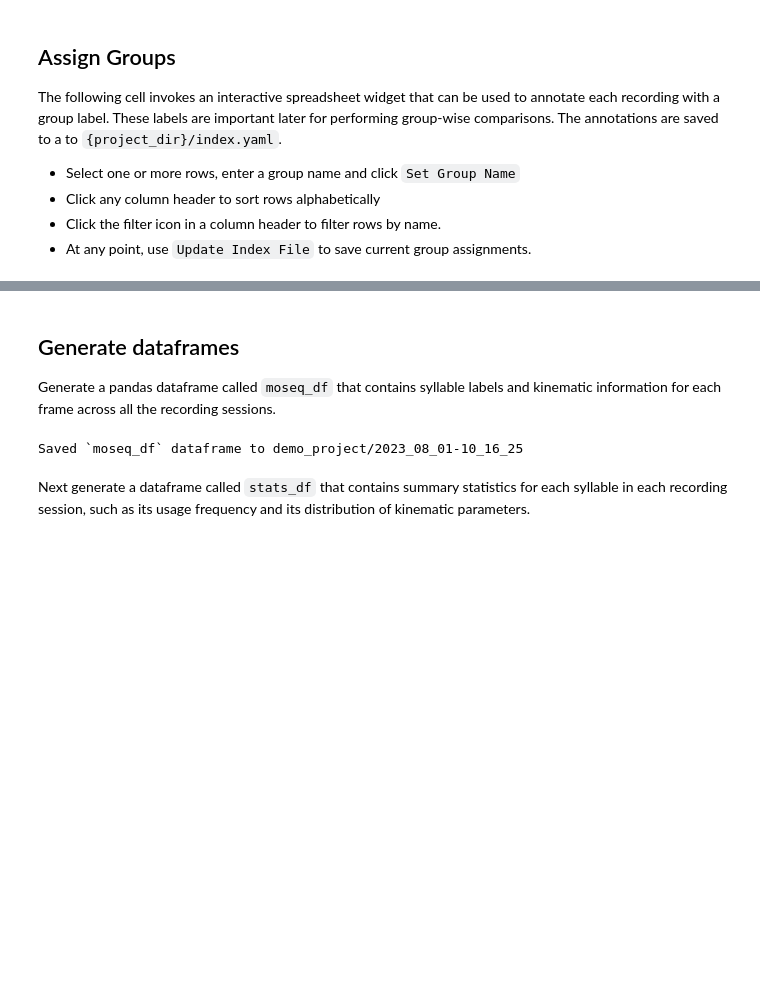
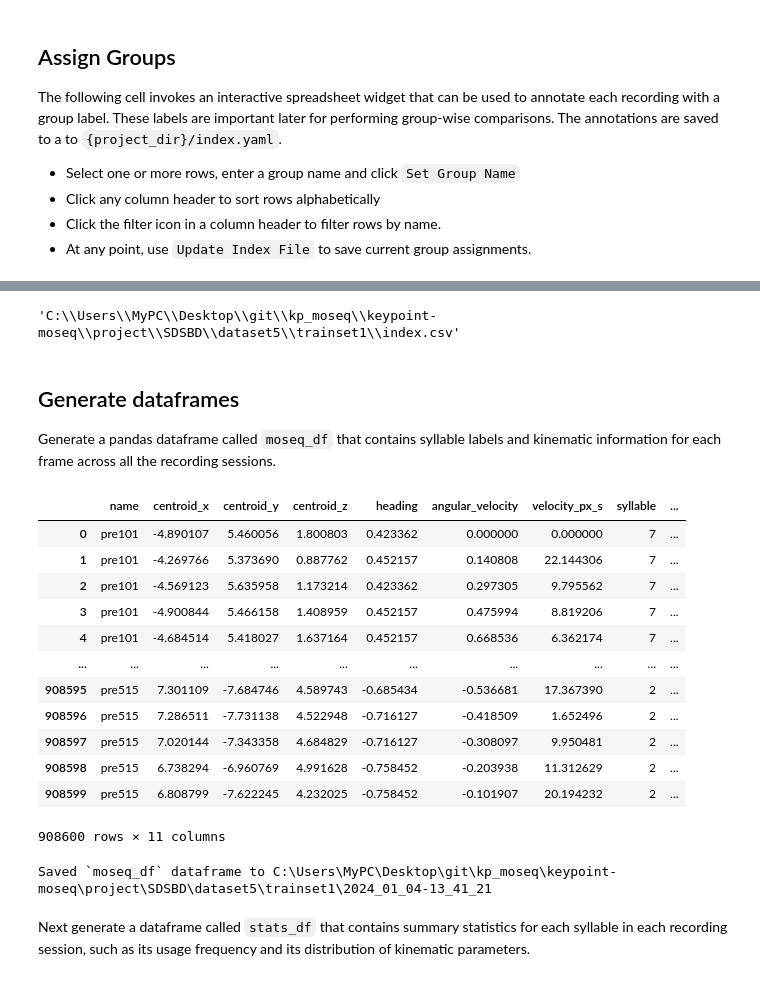
Before and after one commit to Junes94/keypoint-moseq, a Jupyter notebook: docs/source/analysis_SDSBD.ipynb, the cells around one changed output, grey strips where cells are left out. Saved outputs shown, nothing was run; the diff lists cells and outputs as text; code cells hidden in the pictures; blank space fills up the shorter version.

```diff
--- a/docs/source/analysis_SDSBD.ipynb
+++ b/docs/source/analysis_SDSBD.ipynb
@@ -46,17 +42,52 @@ QgridWidget(grid_options={'fullWidthRows': True, 'syncColumnCellResize': True, '
+# %%
+import yaml
+import pandas as pd
+
+# YAML 파일 경로 정의
+yaml_file_path = r'C:\Users\MyPC\Desktop\git\kp_moseq\keypoint-moseq\project\SDSBD\dataset5\trainset1\index.yaml'
+
+# YAML 파일 열기 및 로드
+with open(yaml_file_path, 'r') as file:
+    data_loaded = yaml.safe_load(file)
+
+# 파일 리스트를 pandas DataFrame으로 변환
+df = pd.DataFrame(data_loaded['files'])
+
+# 데이터 프레임을 csv 파일로 저장
+csv_file_path = r"C:\Users\MyPC\Desktop\git\kp_moseq\keypoint-moseq\project\SDSBD\dataset5\trainset1\index.csv"
+df.to_csv(csv_file_path, index=False)
+
+csv_file_path
+# %% [output]
+'C:\\Users\\MyPC\\Desktop\\git\\kp_moseq\\keypoint-moseq\\project\\SDSBD\\dataset5\\trainset1\\index.csv'
 # %% [markdown]
 ## Generate dataframes
 
 Generate a pandas dataframe called `moseq_df` that contains syllable labels and kinematic information for each frame across all the recording sessions.
 # %%
-moseq_df = kpms.compute_moseq_df(project_dir, model_name, smooth_heading=True)
+moseq_df = kpms.compute_moseq_df(project_dir, model_name, fps=20, smooth_heading=True)
 moseq_df
+# %% [output]
+|  | name | centroid_x | centroid_y | centroid_z | heading | angular_velocity | velocity_px_s | syllable | ... |
+| 0 | pre101 | -4.890107 | 5.460056 | 1.800803 | 0.423362 | 0.000000 | 0.000000 | 7 | ... |
+| 1 | pre101 | -4.269766 | 5.373690 | 0.887762 | 0.452157 | 0.140808 | 22.144306 | 7 | ... |
+| 2 | pre101 | -4.569123 | 5.635958 | 1.173214 | 0.423362 | 0.297305 | 9.795562 | 7 | ... |
+| 3 | pre101 | -4.900844 | 5.466158 | 1.408959 | 0.452157 | 0.475994 | 8.819206 | 7 | ... |
+| 4 | pre101 | -4.684514 | 5.418027 | 1.637164 | 0.452157 | 0.668536 | 6.362174 | 7 | ... |
+| ... | ... | ... | ... | ... | ... | ... | ... | ... | ... |
+| 908595 | pre515 | 7.301109 | -7.684746 | 4.589743 | -0.685434 | -0.536681 | 17.367390 | 2 | ... |
+| 908596 | pre515 | 7.286511 | -7.731138 | 4.522948 | -0.716127 | -0.418509 | 1.652496 | 2 | ... |
+| 908597 | pre515 | 7.020144 | -7.343358 | 4.684829 | -0.716127 | -0.308097 | 9.950481 | 2 | ... |
+| 908598 | pre515 | 6.738294 | -6.960769 | 4.991628 | -0.758452 | -0.203938 | 11.312629 | 2 | ... |
+| 908599 | pre515 | 6.808799 | -7.622245 | 4.232025 | -0.758452 | -0.101907 | 20.194232 | 2 | ... |
+908600 rows × 11 columns
 # %%
 import os
 save_dir = os.path.join(project_dir, model_name) # directory to save the moseq_df dataframe
 moseq_df.to_csv(os.path.join(save_dir, 'moseq_df.csv'), index=False)
 print('Saved `moseq_df` dataframe to', save_dir)
 # %% [output]
-Saved `moseq_df` dataframe to demo_project/2023_08_01-10_16_25
+Saved `moseq_df` dataframe to C:\Users\MyPC\Desktop\git\kp_moseq\keypoint-moseq\project\SDSBD\dataset5\trainset1\2024_01_04-13_41_21
 # %% [markdown]
 Next generate a dataframe called `stats_df` that contains summary statistics for each syllable in each recording session, such as its usage frequency and its distribution of kinematic parameters.
 # %%
```
Also changed, not shown: parts of 9 cells of this notebook, 6 other files.
